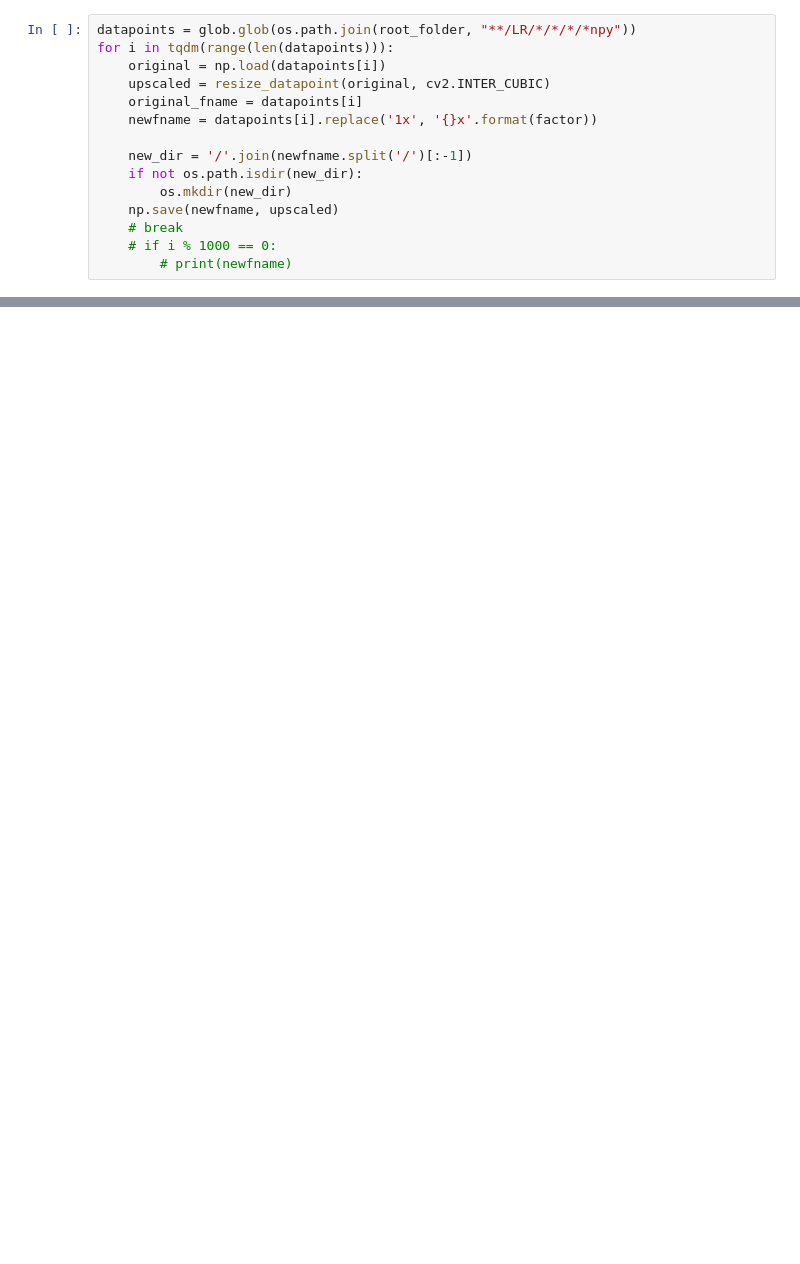
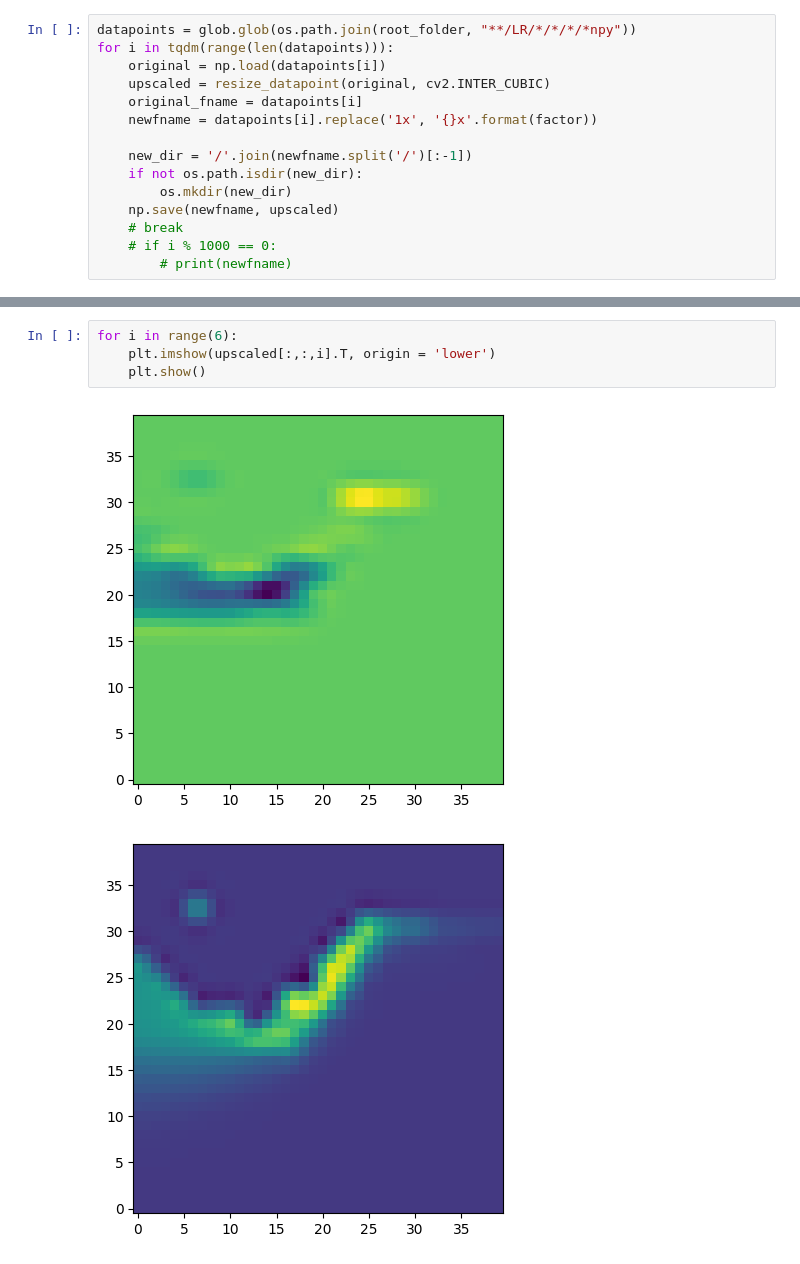
Before and after one commit to ngng-maker/DiffusionSR_shohom, a Jupyter notebook: datasets/create_upscaled_data.ipynb, the cells around one changed output, grey strips where cells are left out. Saved outputs shown, nothing was run; the diff lists cells and outputs as text; blank space fills up the shorter version.

```diff
--- a/datasets/create_upscaled_data.ipynb
+++ b/datasets/create_upscaled_data.ipynb
@@ -97,0 +97,7 @@ for i in range(6):
+# %%
+for i in range(6):
+    plt.imshow(upscaled[:,:,i].T, origin = 'lower')
+    plt.show()
+# %% [output]
+[figure, added]
+[figure, added]
```
Also changed, not shown: parts of 7 cells of this notebook, 2 other files.
